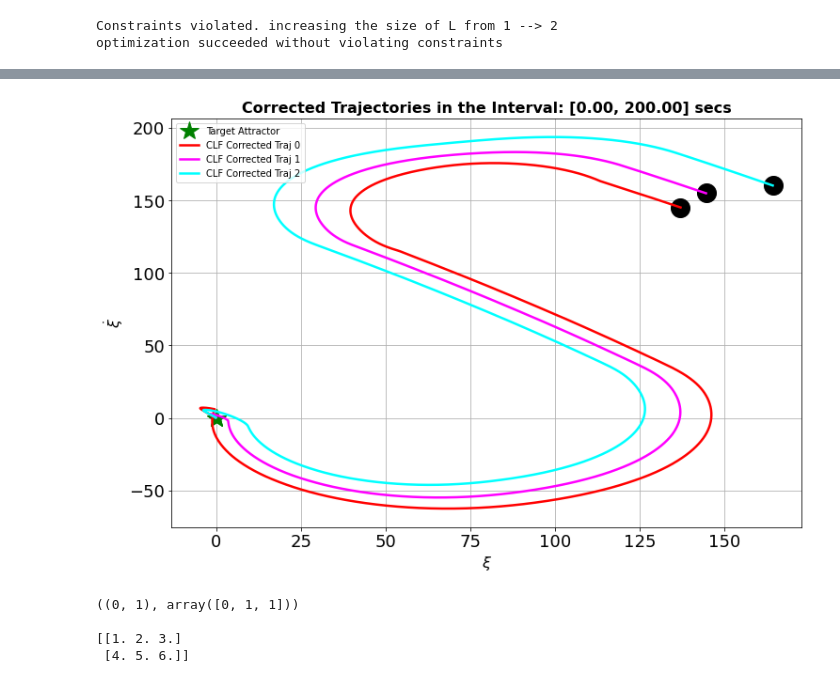
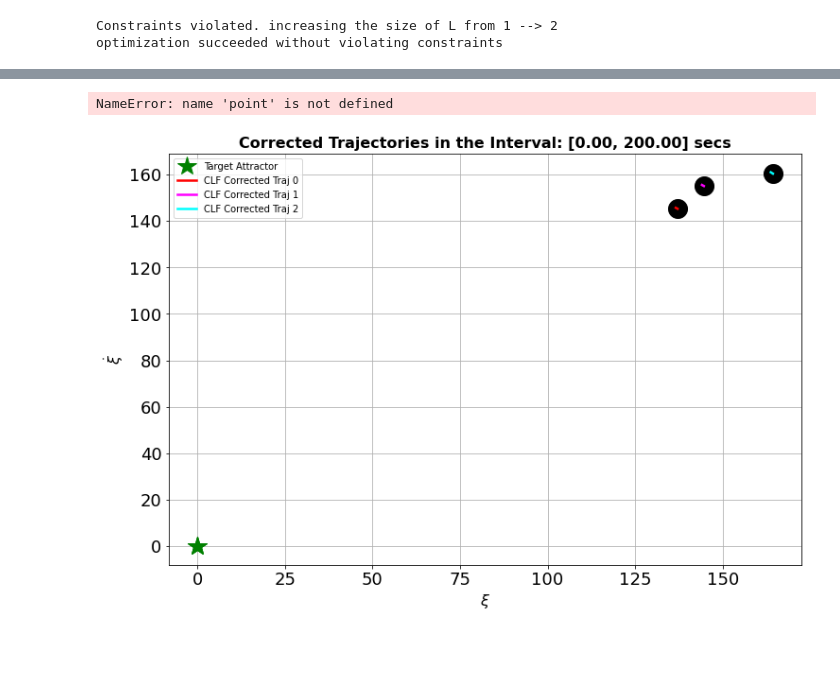
Before and after one commit to robotsorcerer/LyapunovLearner, a Jupyter notebook: notes/clf_demos.ipynb, the cells around one changed output, grey strips where cells are left out. Drawn from its saved outputs; the diff is of its cells as text; code cells hidden in the pictures; blank space fills up the shorter version.

```diff
--- a/notes/clf_demos.ipynb
+++ b/notes/clf_demos.ipynb
@@ -102,45 +100,63 @@ xT = traj_corr.XT
 # %%
 f = plt.figure(figsize=(12, 8))
 plt.clf()
 f.tight_layout()
 args.fontdict = {'fontsize':16, 'fontweight':'bold'}
+
+
+plt.ion()
 
 _labelsize = 18
 nbSPoint = x_hist.shape[-1]
 cm = plt.get_cmap('ocean')
 ax = f.gca()
 ax.grid('on')
 colors =['r', 'magenta', 'cyan']
 
 # plot the target attractors
 ax.plot(xT[0], xT[1], 'g*',markersize=20,linewidth=1.5, label='Target Attractor')
 
 for j in range(nbSPoint):
     color = cm(1.0 * j / nbSPoint)
-    ax.plot(Xinit[0, j], Xinit[1, j], 'ko', markersize=20,  linewidth=2.5)
-    ax.plot(x_hist[:, 0, j], x_hist[:, 1, j], color=colors[j], markersize=2,  linewidth=2.5, label=f'CLF Corrected Traj {j}')
+    h1, = ax.plot(Xinit[0, j], Xinit[1, j], 'ko', markersize=20,  linewidth=2.5)
+    h1, = ax.plot(x_hist[:5, 0, j], x_hist[:5, 1, j], color=colors[j], markersize=2,  linewidth=2.5, label=f'CLF Corrected Traj {j}')
 
 ax.set_xlabel('$\\xi$', fontdict=args.fontdict)
 ax.set_ylabel('$\\dot{\\xi}$', fontdict=args.fontdict)
 
 ax.xaxis.set_tick_params(labelsize=_labelsize)
 ax.yaxis.set_tick_params(labelsize=_labelsize)
 
 ax.legend(loc='upper left') #, bbox_to_anchor=(-1, .5))
 ax.set_title(f'Corrected Trajectories in the Interval: [{t_hist[0]:.2f}, {t_hist[-1]:.2f}] secs', fontdict=args.fontdict)
+point += 1
 
-plt.savefig(join("../scripts", "docs", f'corrected_traj_{args.model}.jpg'))
-plt.show()
+
+points = []
+while point <=x_hist.shape[0]:
+    for j in range(nbSPoint):
+        color = cm(1.0 * j / nbSPoint)
+        h1.set_data(Xinit[0, j], Xinit[1, j])
+        h1.set_data(x_hist[:point, 0, j], x_hist[:point, 1, j])
+
+        x_range = (Xinit[0, j], Xinit[1, j])
+        ax.set_xlim(x_range)
+
+
+        # drawing updated values
+        figure.canvas.draw()
+
+        # This will run the GUI event
+        # loop until all UI events
+        # currently waiting have been processed
+        figure.canvas.flush_events()
+
+        #plt.pause(.1)
+        time.sleep(.1)
+
+
+# plt.savefig(join("../scripts", "docs", f'corrected_traj_{args.model}.jpg'))
+# plt.show()
 # %% [output]
+NameError: name 'point' is not defined
-[figure, old version]
+[figure, new version]
-# %%
-Vx = np.arange(1, 7, dtype=np.float64).reshape(2, 3)
-u = np.zeros_like(Vx)
-ind = (tuple(range(Vx.shape[0])), np.array([0, 1, 1], dtype=np.intp), )
-print(ind); print(); print(Vx)
-u[np.ix_(*ind)] = Vx[np.ix_(*ind)]
-# %% [output]
-((0, 1), array([0, 1, 1]))
-
-[[1. 2. 3.]
- [4. 5. 6.]]
```
Also changed, not shown: parts of 7 cells of this notebook, 25 other files.
